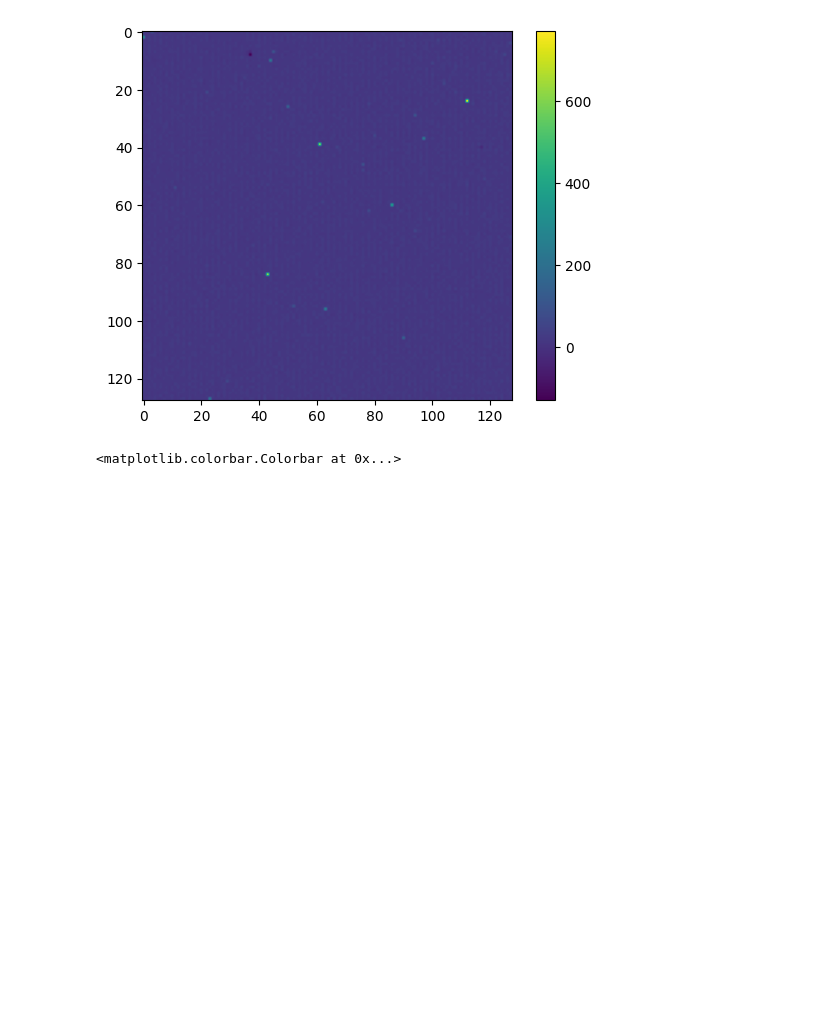
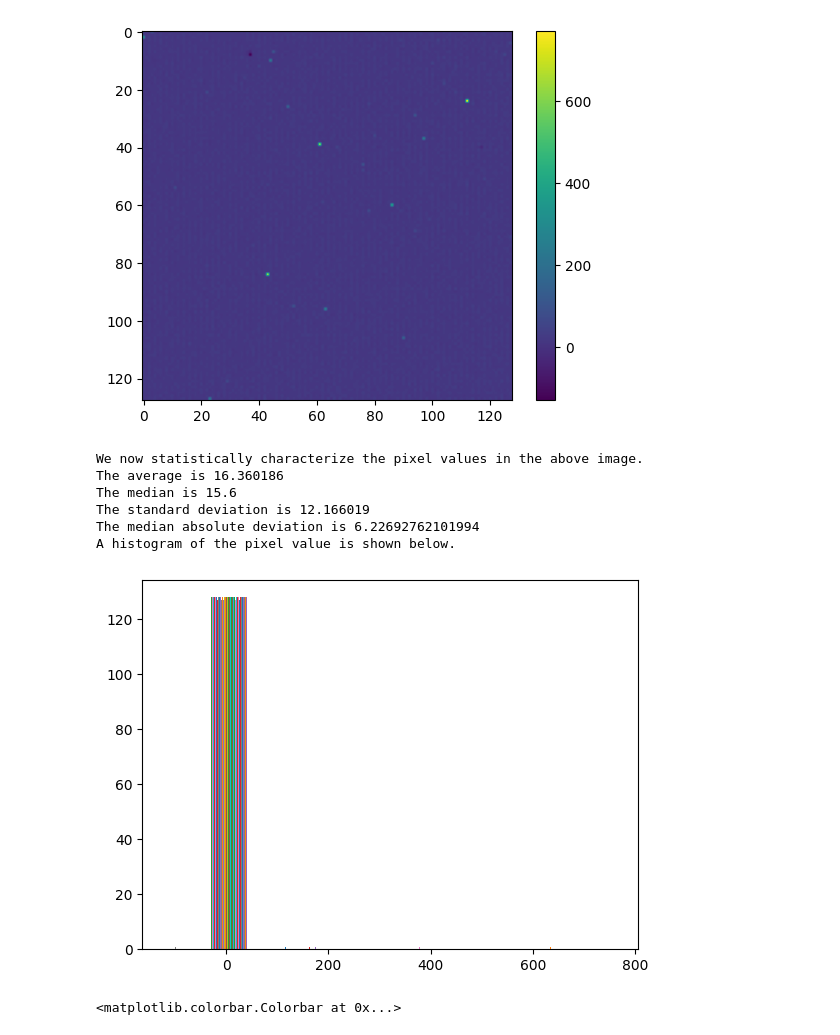
Before and after one commit to MarcosP7635/Ay105, a Jupyter notebook: editing_Ay105Lab8_HBand-StarterNotebook.ipynb, the cells around one changed output. Drawn from its saved outputs; the diff is of its cells as text; code cells hidden in the pictures; blank space fills up the shorter version.

Commit message:
down with 1 and 2. Now to make the hot and cold pixel maps.

```diff
--- a/editing_Ay105Lab8_HBand-StarterNotebook.ipynb
+++ b/editing_Ay105Lab8_HBand-StarterNotebook.ipynb
@@ -101,5 +97,5 @@ We wrote a function to crop a given frame to crop the darks, flats, and biases a
 # %%
-def crop(image, crop = 128):
+def make_crop(image, crop = 128):
     dimx, dimy = image.shape[0], image.shape[1]
     x1, y1 = int((dimx - crop)/2), int((dimy - crop)/2)
     x2, y2 = int(x1 + crop), int(y1 + crop)
@@ -183,7 +179,8 @@ Which is the integration time reported in the original publication: https://doi.
 This function returns a new frame where each pixel value is the median of each corresponding pixel value from a given array of frames.
 # %%
 def get_median_frame(array_of_frames):
-    stacked_frames = np.stack([crop(frame) for frame in array_of_frames])
+    stacked_frames = np.stack([make_crop(frame)
+                               for frame in array_of_frames])
     return np.median(stacked_frames, axis=0)
 # %%
 median_hband_short_dark = get_median_frame(hband_dict["flat darks"])
@@ -192,6 +189,16 @@ plt.colorbar()
 # %% [output]
 <matplotlib.colorbar.Colorbar at 0x...>
 [figure]
+# %%
+characterize(median_hband_short_dark)
+# %% [output]
+We now statistically characterize the pixel values in the above image.
+The average is 16.360186
+The median is 15.6
+The standard deviation is 12.166019
+The median absolute deviation is 6.22692762101994
+A histogram of the pixel value is shown below.
+[figure, added]
 # %%
 median_hband_dark = get_median_frame(hband_dict["darks"])
 plt.imshow(median_hband_dark)
```
Also changed, not shown: parts of 7 cells of this notebook, 1 other file.
